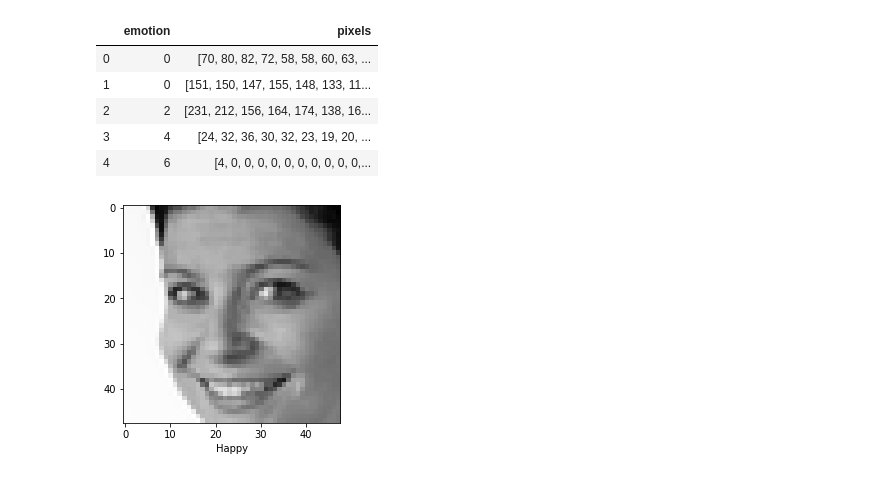
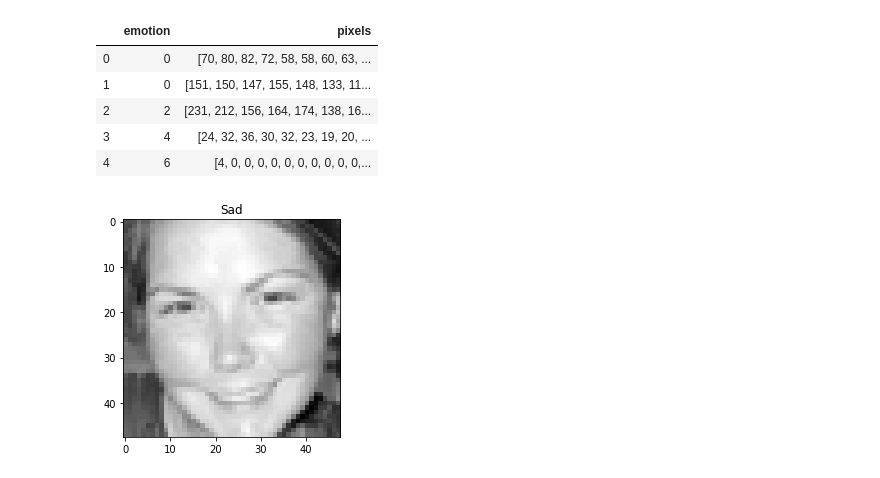
Before and after one commit to karencfisher/face_express, a Jupyter notebook: notebooks/conv_model1.ipynb, the cells around one changed output. Saved outputs shown, nothing was run; the diff lists cells and outputs as text; code cells hidden in the pictures.

```diff
--- a/notebooks/conv_model1.ipynb
+++ b/notebooks/conv_model1.ipynb
@@ -17,7 +17,7 @@ def loadCleanData(fname):
 
     return df
 # %%
-df = loadCleanData('data/icml_face_data.csv')
+df = loadCleanData('../data/icml_face_data.csv')
 df.head()
 # %% [output]
 |  | emotion | pixels |
@@ -27,18 +27,14 @@ df.head()
 | 3 | 4 | [24, 32, 36, 30, 32, 23, 19, 20, ... |
 | 4 | 6 | [4, 0, 0, 0, 0, 0, 0, 0, 0, 0, 0,... |
 # %%
-classes = ['Angry', 'Disgust', 'Fear', 'Happy', 'Sad', 'Surprise', 'Neutral']
+classes = ['Neutral', 'Happy', 'Surprise', 'Sad', 'Angry', 'Disgust', 'Fear']
 # %%
-def displayImage(df, classes):
-    index = np.random.randint(0, df.shape[0])
-    img = np.array(df.iloc[index]['pixels'])
-    n = int(np.sqrt(len(df.iloc[0]['pixels'])))
-    img = img.reshape(n, n)
-
+def showExample(df, index):
+    img = np.array(df.iloc[index]['pixels']).reshape(48, 48)
     plt.imshow(img, cmap='gray')
-    plt.xlabel(classes[df.iloc[index]['emotion']])
+    plt.title(classes[df.iloc[index]['emotion']])
     plt.show()
-# %%
-displayImage(df, classes)
-# %% [output]
-[figure, removed]
+# %%
+showExample(df, 8)
+# %% [output]
+[figure, added]
```
Also changed, not shown: parts of 18 cells of this notebook, 9 other files.
